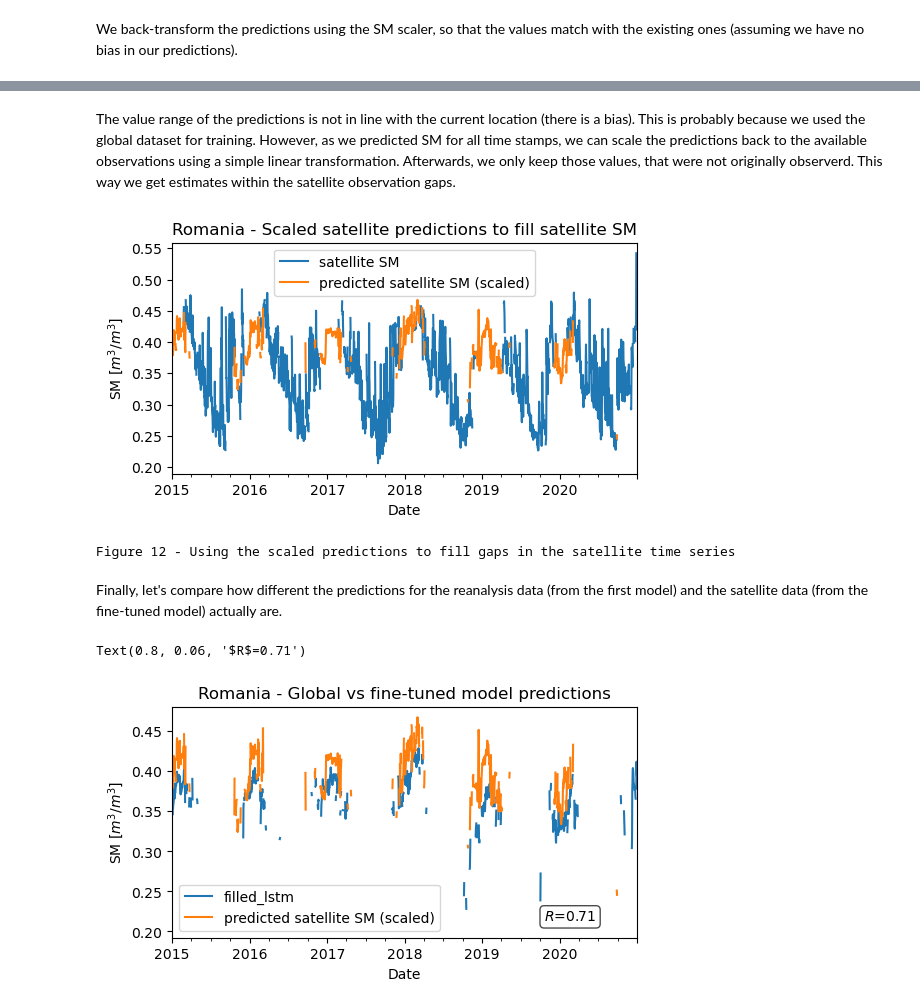
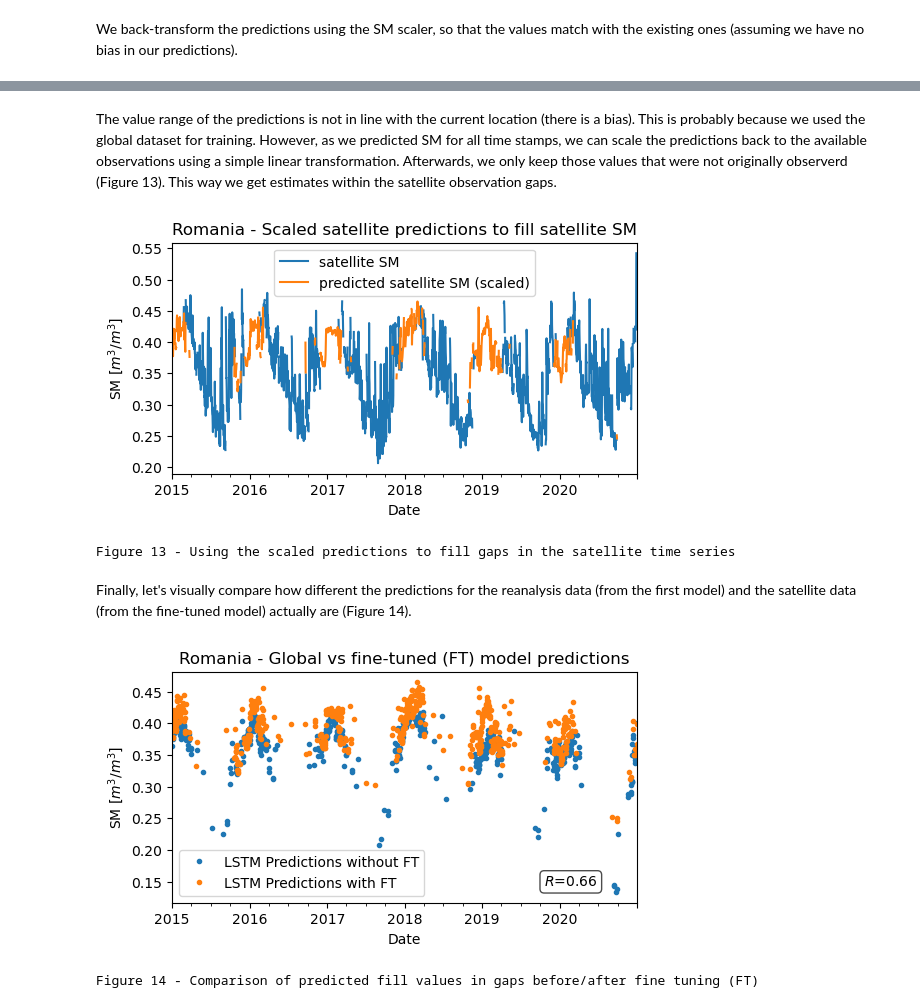
Before and after one commit to wpreimes/ml_lecture_final_project, a Jupyter notebook: FinalProject.ipynb, the cells around one changed output, grey strips where cells are left out. Drawn from its saved outputs; the diff is of its cells as text; code cells hidden in the pictures.

```diff
--- a/FinalProject.ipynb
+++ b/FinalProject.ipynb
@@ -1115,27 +1153,38 @@ Figure 11 - Predicted vs observed Satellite Soil Moisture time series at the Rom
 # %% [markdown]
-The value range of the predictions is not in line with the current location (there is a bias). This is probably because we used the global dataset for training. However, as we predicted SM for all time stamps, we can scale the predictions back to the available observations using a simple linear transformation. Afterwards, we only keep those values, that were not originally observerd. This way we get estimates within the satellite observation gaps.
+The value range of the predictions is not in line with the current location (there is a bias). This is probably because we used the global dataset for training. However, as we predicted SM for all time stamps, we can scale the predictions back to the available observations using a simple linear transformation. Afterwards, we only keep those values that were not originally observerd (Figure 13). This way we get estimates within the satellite observation gaps.
 # %%
 from pytesmo.scaling import linreg_params, linreg_stored_params
-slope, inter = linreg_params(PREDICTION_FT.dropna()['predicted satellite SM'].values,
-                             PREDICTION_FT.dropna()['satellite SM'].values)
-PREDICTION_FT["predicted satellite SM (scaled)"] = linreg_stored_params(PREDICTION_FT['predicted satellite SM'].values, slope, inter)
-PREDICTION_FT.loc[~np.isnan(PREDICTION_FT['satellite SM']), "predicted satellite SM (scaled)"] = np.nan
+
+df = PREDICTION_FT[['predicted satellite SM', 'satellite SM']].dropna()
+slope, inter = linreg_params(df['predicted satellite SM'].values,
+                             df['satellite SM'].values)
+
+PREDICTION_FT["predicted satellite SM (scaled)"] = linreg_stored_params(
+    PREDICTION_FT['predicted satellite SM'].values, slope, inter).copy()
+
+idx = PREDICTION_FT[~np.isnan(PREDICTION_FT['satellite SM'].values)].index
+PREDICTION_FT.loc[idx, "predicted satellite SM (scaled)"] = np.nan
+
 PREDICTION_FT[['satellite SM', 'predicted satellite SM (scaled)']].plot(
     title=f"{LOCATION} - Scaled satellite predictions to fill satellite SM", ylabel='SM [$m^3/m^3$]', figsize=(6, 3))
 plt.show()
-print("Figure 12 - Using the scaled predictions to fill gaps in the satellite time series")
+print("Figure 13 - Using the scaled predictions to fill gaps in the satellite time series")
 # %% [output]
 [figure]
-Figure 12 - Using the scaled predictions to fill gaps in the satellite time series
+Figure 13 - Using the scaled predictions to fill gaps in the satellite time series
 # %% [markdown]
-Finally, let's compare how different the predictions for the reanalysis data (from the first model) and the satellite data (from the fine-tuned model) actually are.
+Finally, let's visually compare how different the predictions for the reanalysis data (from the first model) and the satellite data (from the fine-tuned model) actually are (Figure 14).
 # %%
-gvf = pd.concat([PREDICTION['filled_lstm'], PREDICTION_FT['predicted satellite SM (scaled)']], axis=1)
-ax = gvf.plot(title=f"{LOCATION} - Global vs fine-tuned model predictions", ylabel='SM [$m^3/m^3$]', figsize=(6, 3))
+gvf = pd.concat([PREDICTION['filled_lstm'], PREDICTION_FT['predicted satellite SM (scaled)']], axis=1,
+                keys=['LSTM Predictions without FT', 'LSTM Predictions with FT'])
+ax = gvf.plot(title=f"{LOCATION} - Global vs fine-tuned (FT) model predictions", ylabel='SM [$m^3/m^3$]', figsize=(6, 3),
+             style='.')
 plt.legend(loc="lower left")
 ax.text(0.8, 0.06, f"$R$={gvf.corr().iloc[1,0]:.2f}", transform=ax.transAxes, verticalalignment='bottom',
         bbox=dict(boxstyle='round', facecolor='white', alpha=0.7))
+plt.show()
+print("Figure 14 - Comparison of predicted fill values in gaps before/after fine tuning (FT)")
 # %% [output]
+[figure, new version]
-Text(0.8, 0.06, '$R$=0.71')
+Figure 14 - Comparison of predicted fill values in gaps before/after fine tuning (FT)
-[figure, old version]
 # %% [markdown]
```
Also changed, not shown: parts of 36 cells of this notebook, 6 other files.
